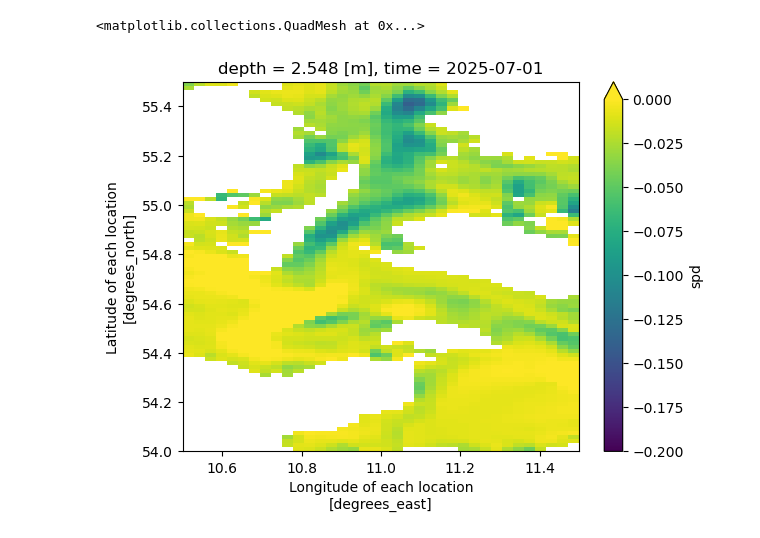
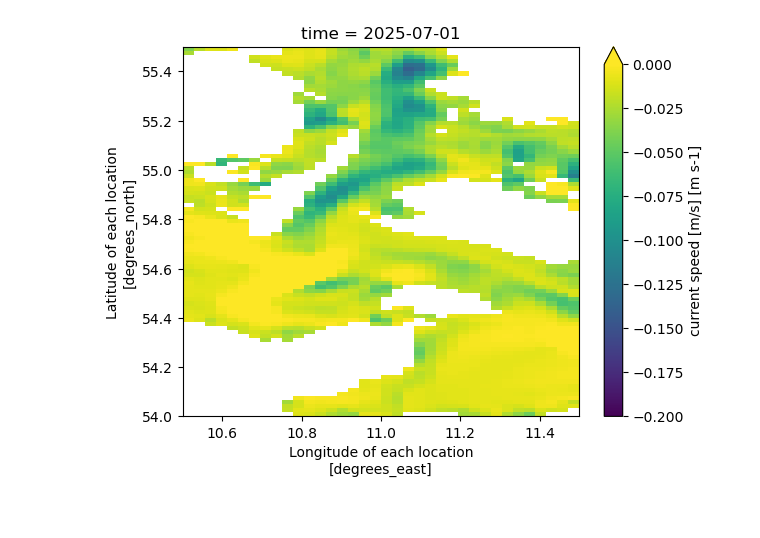
Before and after one commit to geomar-od-lagrange/mechanical_drifters, a Jupyter notebook: notebooks/01_download_baltic_data.ipynb, the cells around one changed output. Saved outputs shown, nothing was run; the diff lists cells and outputs as text; code cells hidden in the pictures.

```diff
--- a/notebooks/01_download_baltic_data.ipynb
+++ b/notebooks/01_download_baltic_data.ipynb
@@ -61,6 +87,8 @@ Attributes: (12/19)
 # %%
-spd = (ds_baltic.to_array() ** 2).sum("variable") ** 0.5
-spd = spd.where(spd > 0)
-spd = spd.rename("spd")
+ds_baltic = xr.open_dataset("ds_baltic.nc")
+
+spd = (ds_baltic.uo**2 + ds_baltic.vo**2) ** 0.5
+spd = spd.where(spd > 0).rename("current speed [m/s]")
+
 spd.plot.hist(bins=100);
 # %% [output]
@@ -74,7 +96,6 @@ spd.plot.hist(bins=100);
 # %%
-(spd.isel(depth=2) - spd.isel(depth=0, drop=True)).sel(
+(spd.isel(depth=2) - spd.isel(depth=0)).sel(
     longitude=slice(10.5, 11.5), latitude=slice(54, 55.5)
-).plot(vmin=-0.2, vmax=0)
+).plot(vmin=-0.2, vmax=0);
 # %% [output]
-<matplotlib.collections.QuadMesh at 0x...>
-[figure, old version]
+[figure, new version]
```
Also changed, not shown: parts of 13 cells of this notebook, 7 other files.
